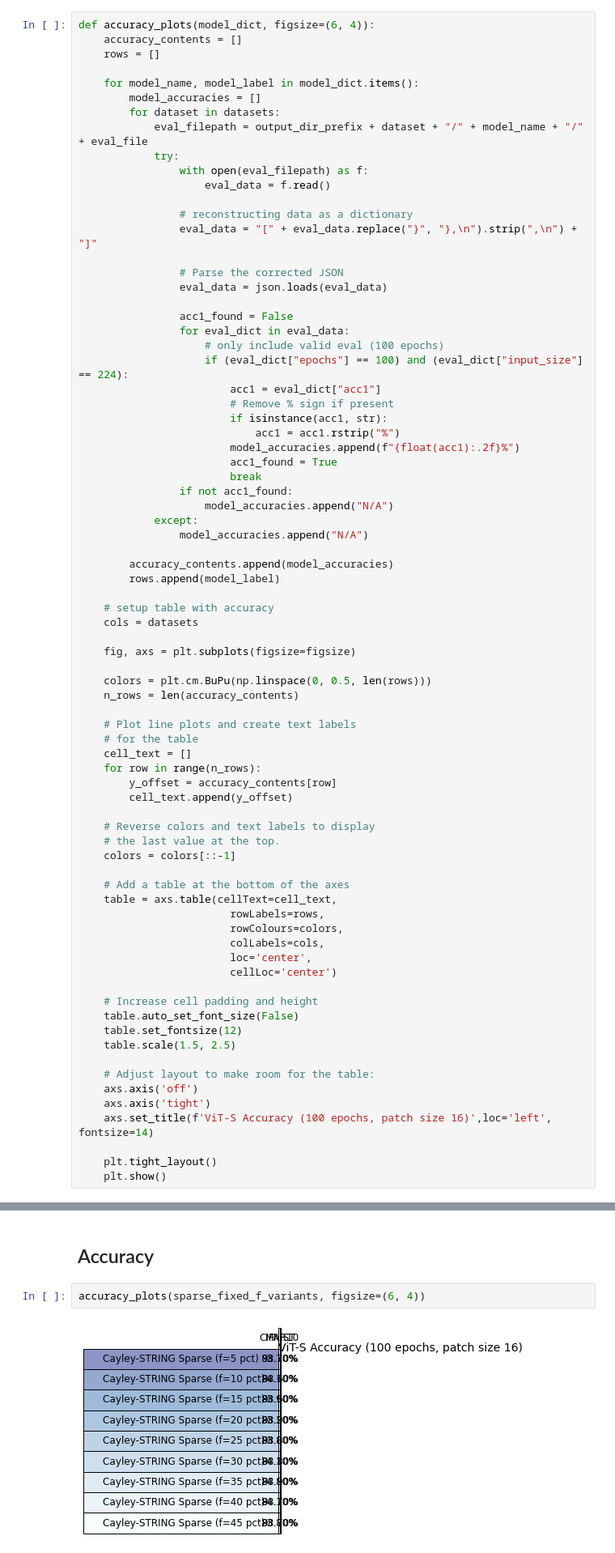
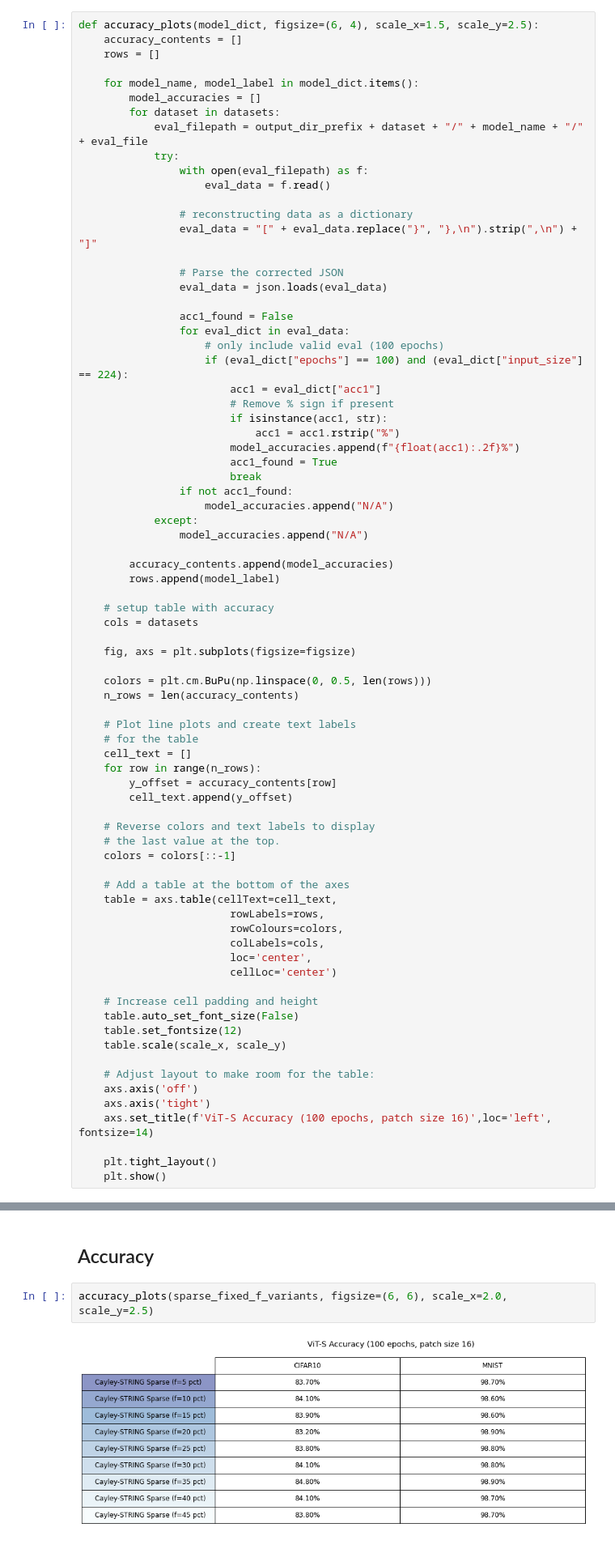
Before and after one commit to mariafernandasf/data-mining-project, a Jupyter notebook: plot_experiment_results_new.ipynb, the cells around one changed output, grey strips where cells are left out. Shown at 81% size. Saved outputs shown, nothing was run; the diff lists cells and outputs as text.

```diff
--- a/plot_experiment_results_new.ipynb
+++ b/plot_experiment_results_new.ipynb
@@ -103,7 +133,7 @@ output/A100/MNIST/cayleySTRING_sparse_learnable_deit_small_patch16_LS_USE_sparse
 # %% [markdown]
 # Accuracy
 # %%
-def accuracy_plots(model_dict, figsize=(6, 4)):
+def accuracy_plots(model_dict, figsize=(6, 4), scale_x=1.5, scale_y=2.5):
     accuracy_contents = []
     rows = []
 
@@ -170,7 +200,7 @@ def accuracy_plots(model_dict, figsize=(6, 4)):
     # Increase cell padding and height
     table.auto_set_font_size(False)
     table.set_fontsize(12)
-    table.scale(1.5, 2.5)
+    table.scale(scale_x, scale_y)
 
     # Adjust layout to make room for the table:
     axs.axis('off')
@@ -346,8 +376,8 @@ inference_speed_plot(baseline_variants_patch16)
 # %% [markdown]
 ## Accuracy
 # %%
-accuracy_plots(sparse_fixed_f_variants, figsize=(6, 4))
+accuracy_plots(sparse_fixed_f_variants, figsize=(6, 6), scale_x=2.0, scale_y=2.5)
 # %% [output]
-[figure, old version]
+[figure, new version]
 # %% [markdown]
 ## Training Speed
```
Also changed, not shown: parts of 11 cells of this notebook.
